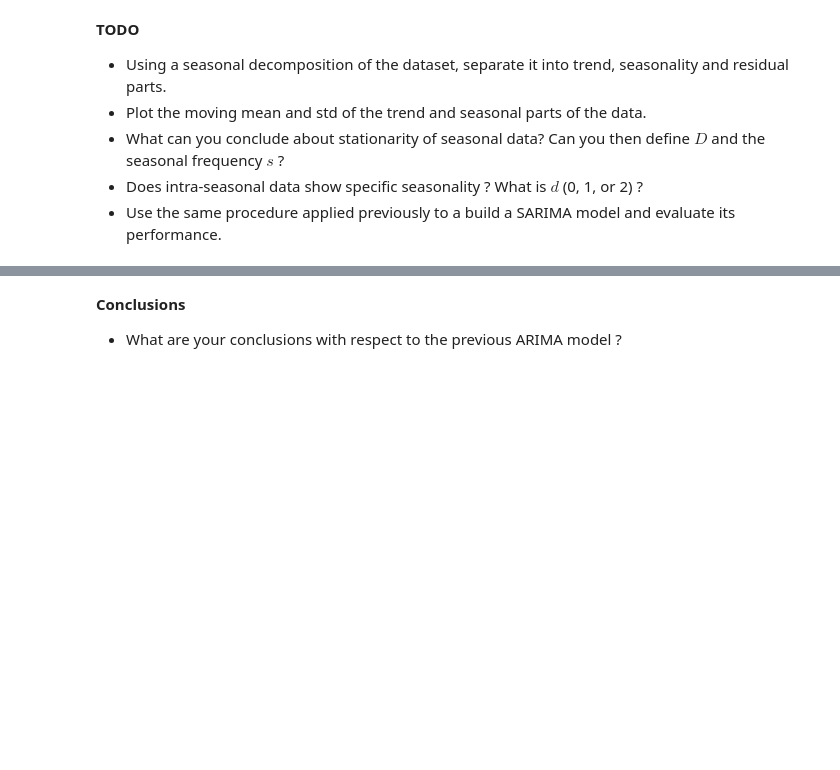
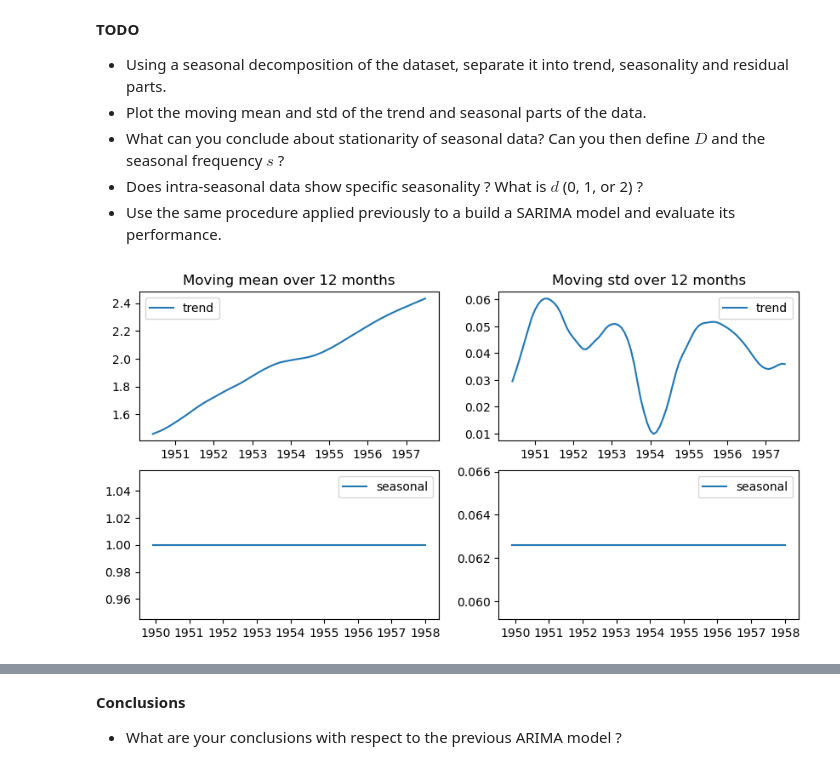
Before and after one commit to ThibaultLaunois/CampNum-12_ML6_time_series, a Jupyter notebook: notebooks/NB2_Time_Series_Forecasts.ipynb, the cells around one changed output, grey strips where cells are left out. Saved outputs shown, nothing was run; the diff lists cells and outputs as text; code cells hidden in the pictures; blank space fills up the shorter version.

```diff
--- a/notebooks/NB2_Time_Series_Forecasts.ipynb
+++ b/notebooks/NB2_Time_Series_Forecasts.ipynb
@@ -453,3 +513,21 @@ def moving_std(x, n):
 # %%
 # Decompose the data into a trend and seasonal part
 from statsmodels.tsa.seasonal import seasonal_decompose
+
+sea_decomp=seasonal_decompose(train_log, model="multiplicative")
+# %%
+fig, axes= plt.subplots(2,2, figsize=(10,5))
+
+axes[0,0].plot(moving_mean(sea_decomp.trend, 12), label="trend")
+axes[1,0].plot(moving_mean(sea_decomp.seasonal, 12), label="seasonal")
+axes[0,0].set_title("Moving mean over 12 months")
+
+axes[0,1].set_title("Moving std over 12 months")
+axes[0,1].plot(moving_std(sea_decomp.trend, 12), label="trend")
+axes[1,1].plot(moving_std(sea_decomp.seasonal, 12), label="seasonal")
+for i in range(2):
+    for j in range(2):
+        axes[i,j].legend()
+plt.show()
+# %% [output]
+[figure, added]
```
Also changed, not shown: parts of 32 cells of this notebook.
